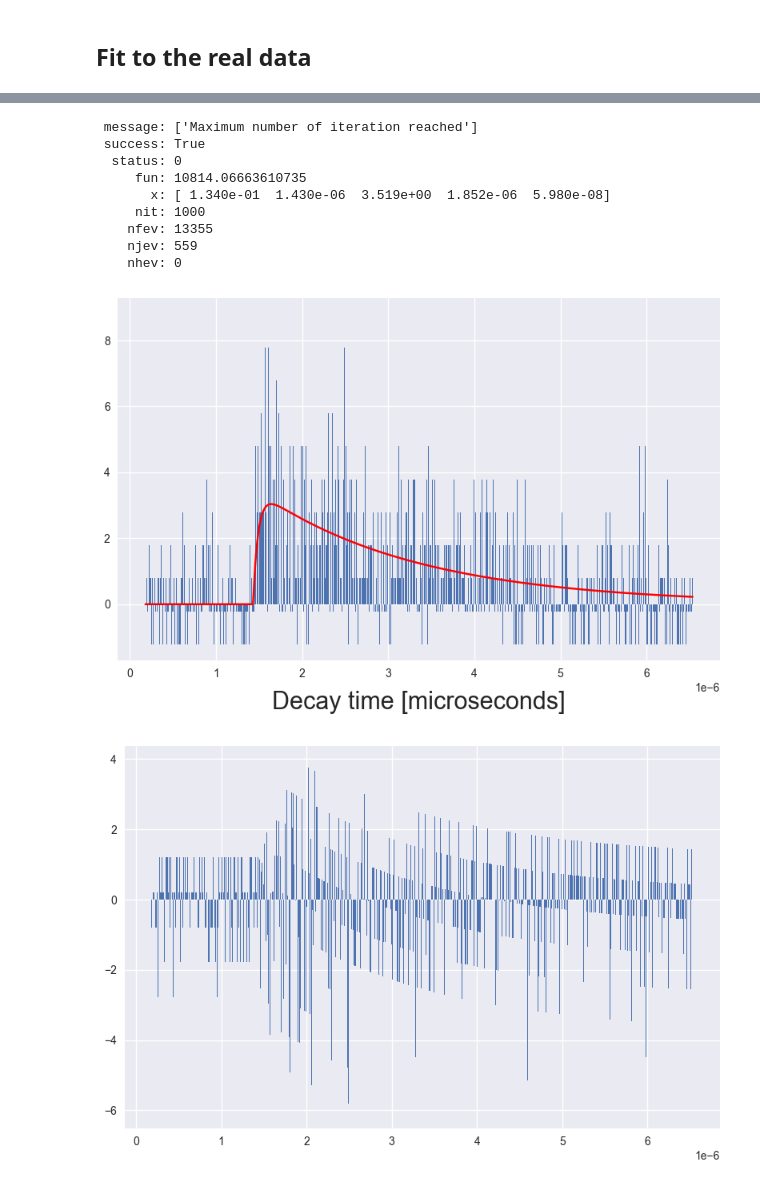
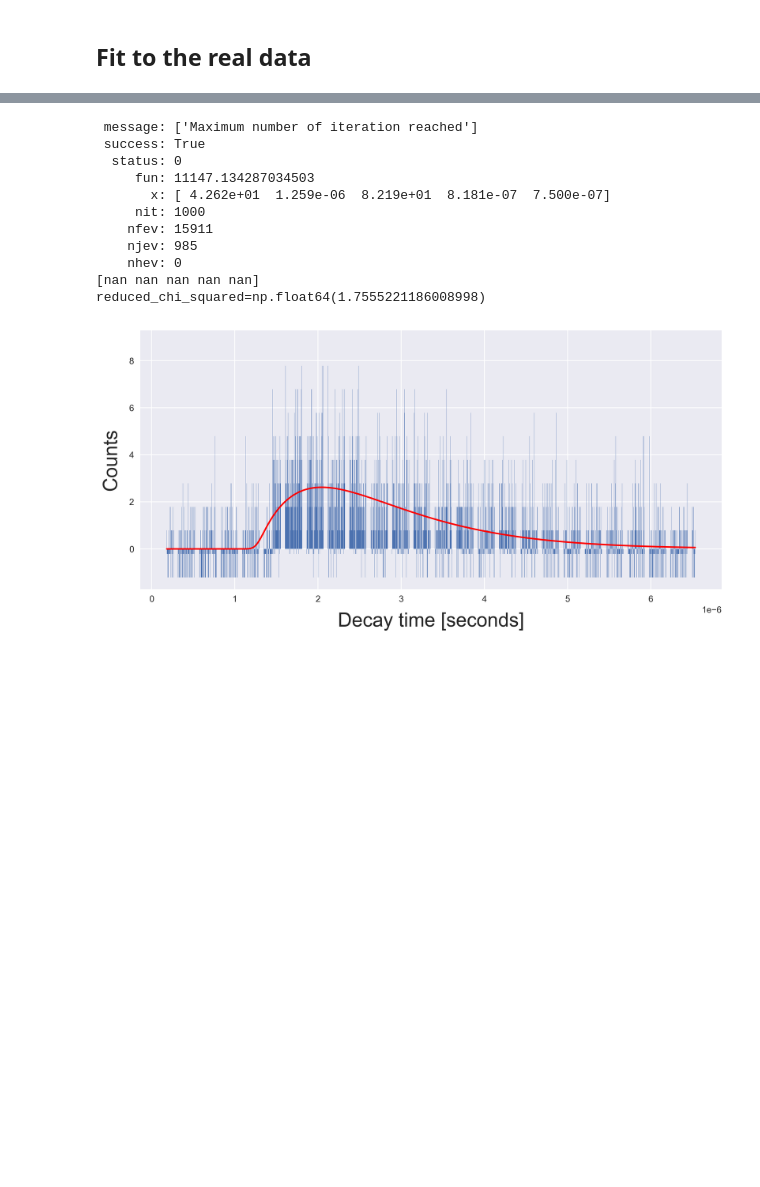
Before and after one commit to max-fatouros/psi-praktikum, a Jupyter notebook: notebooks/example.ipynb, the cells around one changed output, grey strips where cells are left out. Saved outputs shown, nothing was run; the diff lists cells and outputs as text; code cells hidden in the pictures; blank space fills up the shorter version.

```diff
--- a/notebooks/example.ipynb
+++ b/notebooks/example.ipynb
@@ -120,25 +142,27 @@ col2 = [filename, *parameters]
 # %%
-
+plt.figure(figsize=(10, 5), dpi=300)
 filename = "PSI_lab_2025/stop_S6andS7_delay_1_5_mus_fs12_135mm_timinggivenbys7_CFD_allstat.Spe"
-parameters = fit_data(
-    filename,
+parameters, uncertainties = fit(
+    *get_data(filename),
     fit_function=ff,
-    bounds=BOUNDS
+    bounds=BOUNDS,
 )
 
 col3 = [filename, *parameters]
+d_col3 = [filename, *uncertainties]
 # %% [output]
  message: ['Maximum number of iteration reached']
  success: True
   status: 0
-     fun: 10814.06663610735
-       x: [ 1.340e-01  1.430e-06  3.519e+00  1.852e-06  5.980e-08]
+     fun: 11147.134287034503
+       x: [ 4.262e+01  1.259e-06  8.219e+01  8.181e-07  7.500e-07]
      nit: 1000
-    nfev: 13355
-    njev: 559
+    nfev: 15911
+    njev: 985
     nhev: 0
+[nan nan nan nan nan]
+reduced_chi_squared=np.float64(1.7555221186008998)
-[figure, old version]
+[figure, new version]
-[figure, removed]
 # %%
 print(
     tabulate(
```
Also changed, not shown: parts of 7 cells of this notebook, 1 other file.
